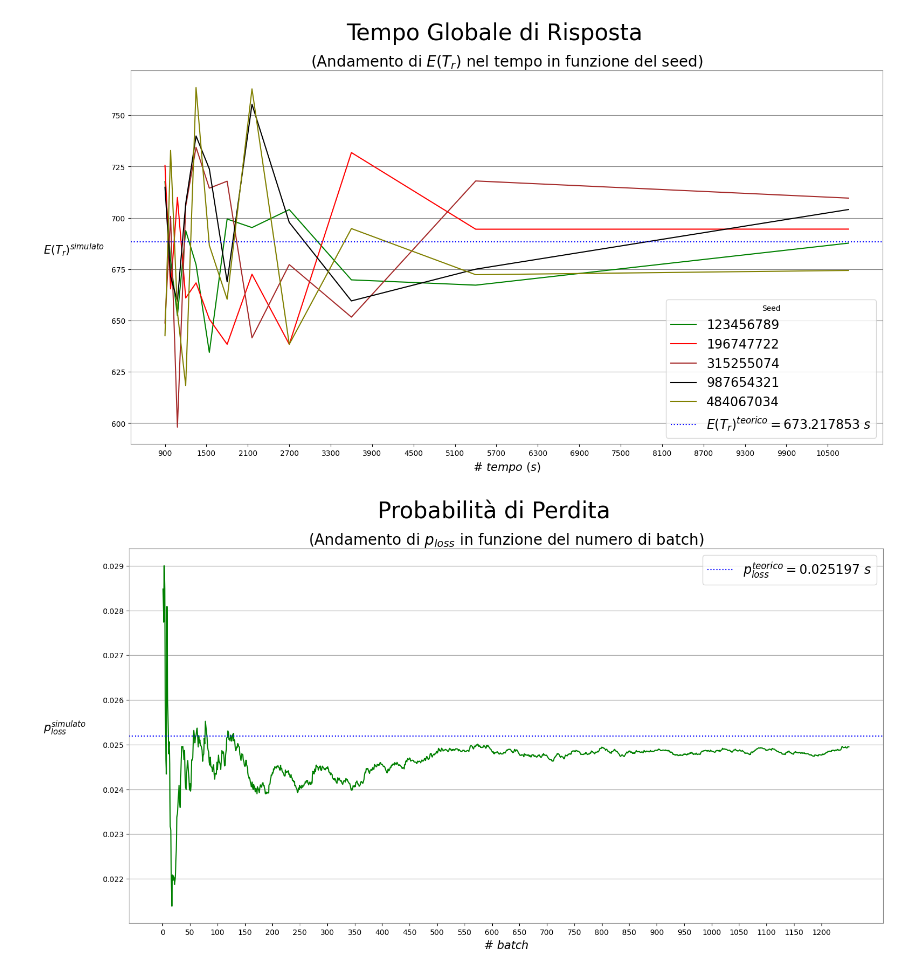
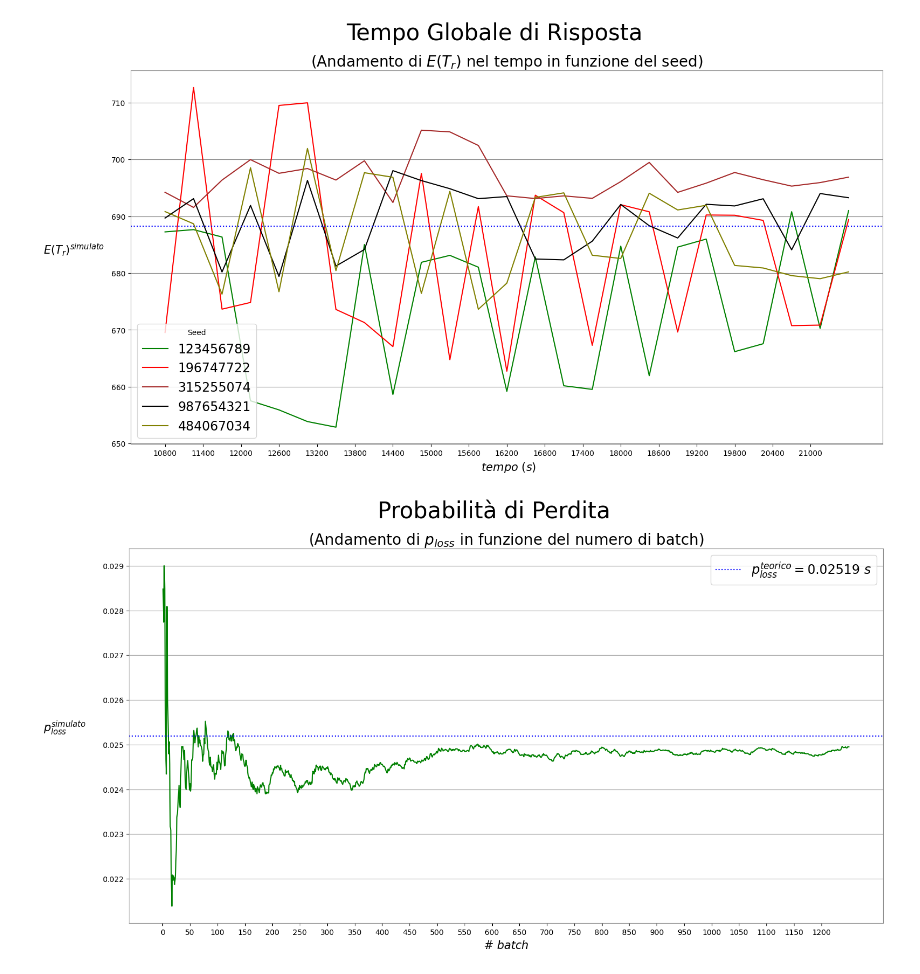
Before and after one commit to matt-merman/PMCSN, a Jupyter notebook: pmcsn/python/chartGenerator.ipynb, the cells around one changed output. Drawn from its saved outputs; the diff is of its cells as text; code cells hidden in the pictures.

```diff
--- a/pmcsn/python/chartGenerator.ipynb
+++ b/pmcsn/python/chartGenerator.ipynb
@@ -21,12 +21,15 @@ context = {'axes.edgecolor':'grey',
            'ytick.color':'black',
            'savefig.transparent':'True'}
 
-grt_theoretical = 688.336224
+grt_theoretical = 673.2178
 grt_qos = 900
-ploss_theoretical = 0.025197
+ploss_theoretical = 0.02519
 ploss_qos = 0.05
 
-EXTENDED = False
+EXTENDED = True
+MIGLIORATIVO_1 = False
+MIGLIORATIVO_2_POL_1 = False
+MIGLIORATIVO_2_POL_2 = True
 
 def cumMean(values, ubound):
     mean = 0
@@ -244,12 +290,24 @@ if not EXTENDED:
     df3 = pd.read_csv("/home/mattia/Desktop/PMCSN/pmcsn/result/standard/grt_315255074.csv")
     df4 = pd.read_csv("/home/mattia/Desktop/PMCSN/pmcsn/result/standard/grt_987654321.csv")
     df5 = pd.read_csv("/home/mattia/Desktop/PMCSN/pmcsn/result/standard/grt_484067034.csv")
-else:
-    df1 = pd.read_csv("/home/mattia/Desktop/PMCSN/pmcsn/result/standard/ext_grt_123456789.csv")
-    df2 = pd.read_csv("/home/mattia/Desktop/PMCSN/pmcsn/result/standard/ext_grt_196747722.csv")
-    df3 = pd.read_csv("/home/mattia/Desktop/PMCSN/pmcsn/result/standard/ext_grt_315255074.csv")
-    df4 = pd.read_csv("/home/mattia/Desktop/PMCSN/pmcsn/result/standard/ext_grt_987654321.csv")
-    df5 = pd.read_csv("/home/mattia/Desktop/PMCSN/pmcsn/result/standard/ext_grt_484067034.csv")
+if EXTENDED and MIGLIORATIVO_1:
+    df1 = pd.read_csv("/home/mattia/Desktop/PMCSN/pmcsn/result/standard/ext_grt_200_123456789.csv")
+    df2 = pd.read_csv("/home/mattia/Desktop/PMCSN/pmcsn/result/standard/ext_grt_200_196747722.csv")
+    df3 = pd.read_csv("/home/mattia/Desktop/PMCSN/pmcsn/result/standard/ext_grt_200_315255074.csv")
+    df4 = pd.read_csv("/home/mattia/Desktop/PMCSN/pmcsn/result/standard/ext_grt_200_987654321.csv")
+    df5 = pd.read_csv("/home/mattia/Desktop/PMCSN/pmcsn/result/standard/ext_grt_200_484067034.csv")
+if EXTENDED and MIGLIORATIVO_2_POL_1:
+    df1 = pd.read_csv("/home/mattia/Desktop/PMCSN/pmcsn/result/standard/ext_grt_m21_123456789.csv")
+    df2 = pd.read_csv("/home/mattia/Desktop/PMCSN/pmcsn/result/standard/ext_grt_m21_196747722.csv")
+    df3 = pd.read_csv("/home/mattia/Desktop/PMCSN/pmcsn/result/standard/ext_grt_m21_315255074.csv")
+    df4 = pd.read_csv("/home/mattia/Desktop/PMCSN/pmcsn/result/standard/ext_grt_m21_987654321.csv")
+    df5 = pd.read_csv("/home/mattia/Desktop/PMCSN/pmcsn/result/standard/ext_grt_m21_484067034.csv")
+if EXTENDED and MIGLIORATIVO_2_POL_2:
+    df1 = pd.read_csv("/home/mattia/Desktop/PMCSN/pmcsn/result/standard/ext_grt_m22_123456789.csv")
+    df2 = pd.read_csv("/home/mattia/Desktop/PMCSN/pmcsn/result/standard/ext_grt_m22_196747722.csv")
+    df3 = pd.read_csv("/home/mattia/Desktop/PMCSN/pmcsn/result/standard/ext_grt_m22_315255074.csv")
+    df4 = pd.read_csv("/home/mattia/Desktop/PMCSN/pmcsn/result/standard/ext_grt_m22_987654321.csv")
+    df5 = pd.read_csv("/home/mattia/Desktop/PMCSN/pmcsn/result/standard/ext_grt_m22_484067034.csv")
 
 def plot_seed_grt():
 
@@ -260,40 +318,46 @@ def plot_seed_grt():
         mp.plot(df1.loc[:,'period'], df1.loc[:,'grt'], color=plot_color, label = "123456789")
         mp.plot(df2.loc[:,'period'], df2.loc[:,'grt'], color='red', label = "196747722")
         mp.plot(df3.loc[:,'period'], df3.loc[:,'grt'], color='brown', label = "315255074")
         mp.plot(df4.loc[:,'period'], df4.loc[:,'grt'], color="black", label = "987654321")
         mp.plot(df5.loc[:,'period'], df5.loc[:,'grt'], color='olive', label = "484067034")
 
         mp.suptitle("Tempo Globale di Risposta", color=label_color, fontsize=title_fontsize)
         mp.title("(Andamento di "+ r"$E(T_{r})$" + " nel tempo in funzione del seed)", fontsize=20)
 
         mp.grid(axis='y', color=grid_color)
 
         mp.ylabel(r"$E(T_{r})^{simulato}$" , color=label_color, fontsize=axes_fontsize, labelpad=50, rotation=0)
-        mp.xlabel(r"$\#\ tempo\ (s)$", color=label_color, fontsize=axes_fontsize, labelpad=5)
+        mp.xlabel(r"$\ tempo\ (s)$", color=label_color, fontsize=axes_fontsize, labelpad=5)
 
         start = int(df1.loc[:,'period'][0])
         end = int(df1.loc[:,'period'][len(df1)-1])
 
         if not EXTENDED:
-            mp.axhline(y = grt_theoretical, color = 'b', linestyle = ':', label = r"$E(T_{r})^{teorico} = 673.217853\ s$")
-        else:
-            mp.axhline(y = grt_theoretical, color = 'b', linestyle = ':', label = r"$E(T_{r})^{teorico} = 673.217853\ s$")
+            mp.axhline(y = grt_theoretical, color = 'b', linestyle = ':')#, label = r"$E(T_{r})^{teorico} = " + str(grt_theoretical) + "\ s$")
+        if EXTENDED and MIGLIORATIVO_1:
+            mp.axhline(y = 688.3362, color = 'b', linestyle = ':')#, label = r"$E(T_{r})^{teorico} = 688.3362\ s$")
+        if (EXTENDED and MIGLIORATIVO_2_POL_1) or (EXTENDED and MIGLIORATIVO_2_POL_2):
+            mp.axhline(y = 688.2712, color = 'b', linestyle = ':')#, label = r"$E(T_{r})^{teorico} = 688.2712\ s$")
 
         mp.xticks(ticks=range(start, end, 600))
 
         legend = mp.legend(fontsize=legend_fontsize, title = "Seed")
         mp.setp(legend.get_texts(), color=label_color)
 
         if not EXTENDED:
             mp.savefig('/home/mattia/Desktop/PMCSN/pmcsn/charts/grt_seed_finite.svg')
-        else:
-            mp.savefig('/home/mattia/Desktop/PMCSN/pmcsn/charts/ext_grt_seed_finite.svg')
+        if EXTENDED and MIGLIORATIVO_1:
+            mp.savefig('/home/mattia/Desktop/PMCSN/pmcsn/charts/ext_grt_seed_finite_200.svg')
+        if EXTENDED and MIGLIORATIVO_2_POL_1:
+            mp.savefig('/home/mattia/Desktop/PMCSN/pmcsn/charts/ext_grt_seed_finite_m21.svg')
+        if EXTENDED and MIGLIORATIVO_2_POL_2:
+            mp.savefig('/home/mattia/Desktop/PMCSN/pmcsn/charts/ext_grt_seed_finite_m22.svg')
 
     mp.show()
 
 plot_seed_grt()
 # %% [output]
-[figure, old version]
+[figure, new version]
 # %%
 # This block is used to plot the loss probability's statistic in the infinite simulation.
 
```
Also changed, not shown: parts of 12 cells of this notebook, 38 other files.
